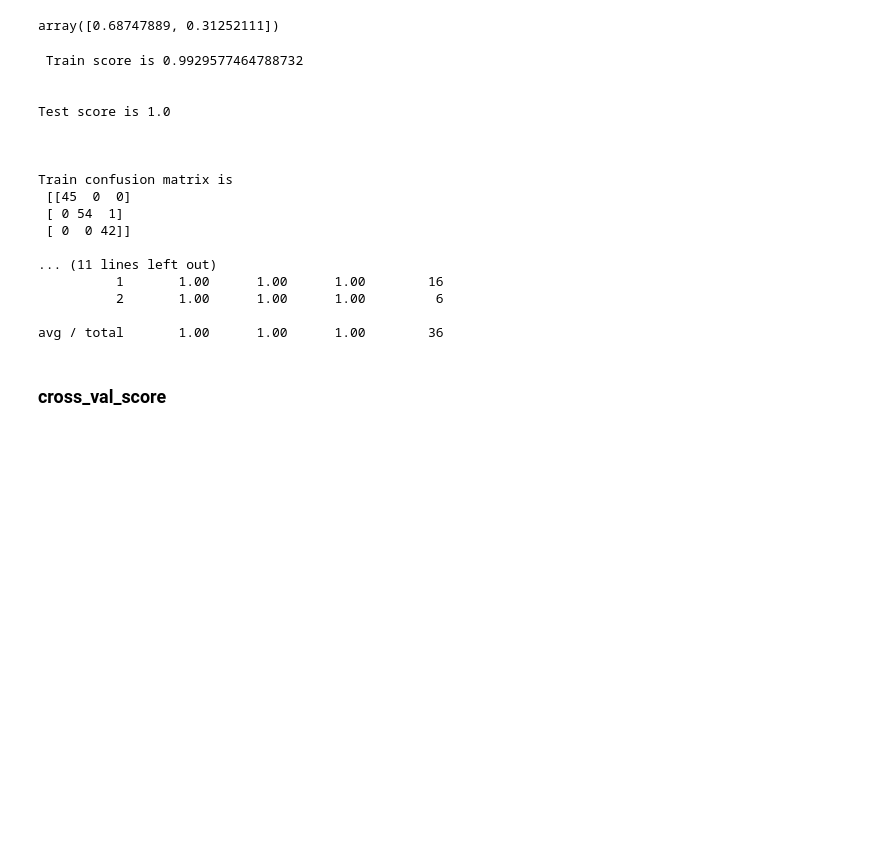
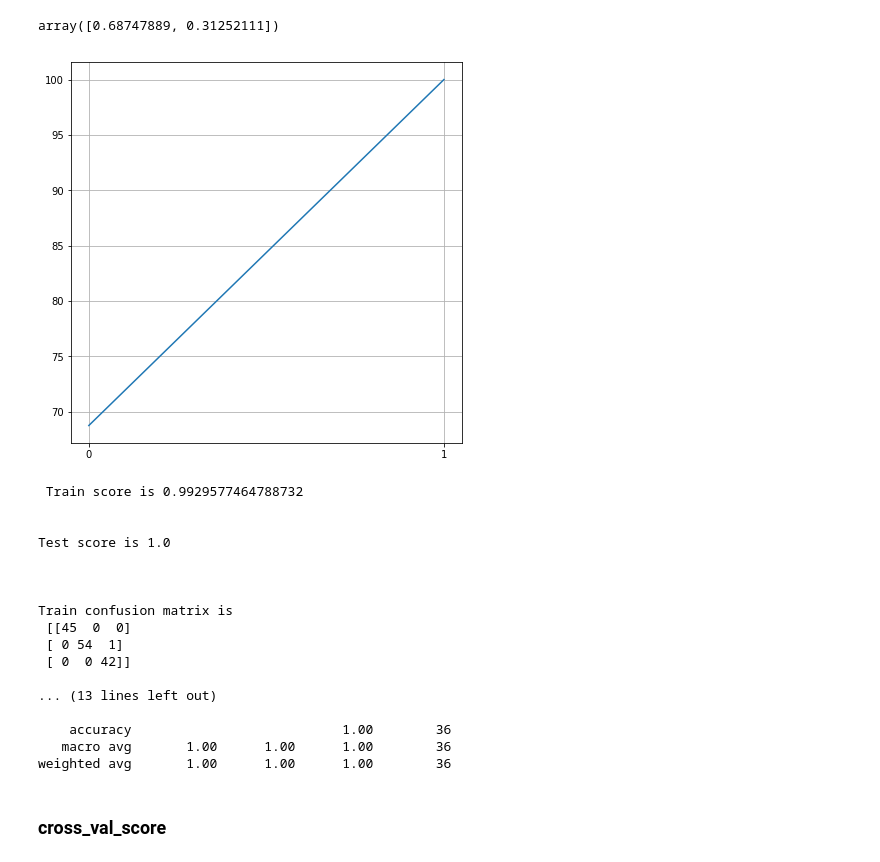
Before and after one commit to noushadkhan01/Projects, a Jupyter notebook: Machine-Learning/Dimensionality-Reduction-Techniques/PCA- LDA/PCA,_LDA_on_multi_class_wine_dataset.ipynb, the cells around one changed output. Saved outputs shown, nothing was run; the diff lists cells and outputs as text; code cells hidden in the pictures; blank space fills up the shorter version.

```diff
--- a/Machine-Learning/Dimensionality-Reduction-Techniques/PCA- LDA/PCA,_LDA_on_multi_class_wine_dataset.ipynb
+++ b/Machine-Learning/Dimensionality-Reduction-Techniques/PCA- LDA/PCA,_LDA_on_multi_class_wine_dataset.ipynb
@@ -305,6 +232,6 @@ LogisticRegression Model
 # %%
 from sklearn.discriminant_analysis import LinearDiscriminantAnalysis
 # %%
-lda = LinearDiscriminantAnalysis(n_components = 2)
+lda = LinearDiscriminantAnalysis(n_components = X_scaled.shape[1])
 lda.fit(X_scaled, y)
 # %% [output]
@@ -315,14 +242,19 @@ variance = lda.explained_variance_ratio_
 variance
 # %% [output]
 array([0.68747889, 0.31252111])
+# %%
+plot_variance(variance)
+plt.grid()
+# %% [output]
+[figure, added]
 # %%
 lda = LinearDiscriminantAnalysis(n_components = 2)
 X_train_lda = lda.fit_transform(X_train_scaled, y_train)
 X_test_lda = lda.transform(X_test_scaled)
 # %%
 from sklearn.linear_model import LogisticRegression
-model = LogisticRegression()
-model = print_model_report(X_train_lda, y_train, X_test_lda, y_test, model)
+model_lda = LogisticRegression()
+model_lda = print_model_results(X_train_lda, X_test_lda, y_train, y_test, model)
 # %% [output]
  Train score is 0.9929577464788732
 
@@ -336,11 +268,11 @@ Train confusion matrix is
  [ 0 54  1]
  [ 0  0 42]]
 
-... (11 lines left out)
-          1       1.00      1.00      1.00        16
-          2       1.00      1.00      1.00         6
+... (13 lines left out)
 
-avg / total       1.00      1.00      1.00        36
+    accuracy                           1.00        36
+   macro avg       1.00      1.00      1.00        36
+weighted avg       1.00      1.00      1.00        36
 # %% [markdown]
 ### cross_val_score
 # %%
```
Also changed, not shown: parts of 35 cells of this notebook.
